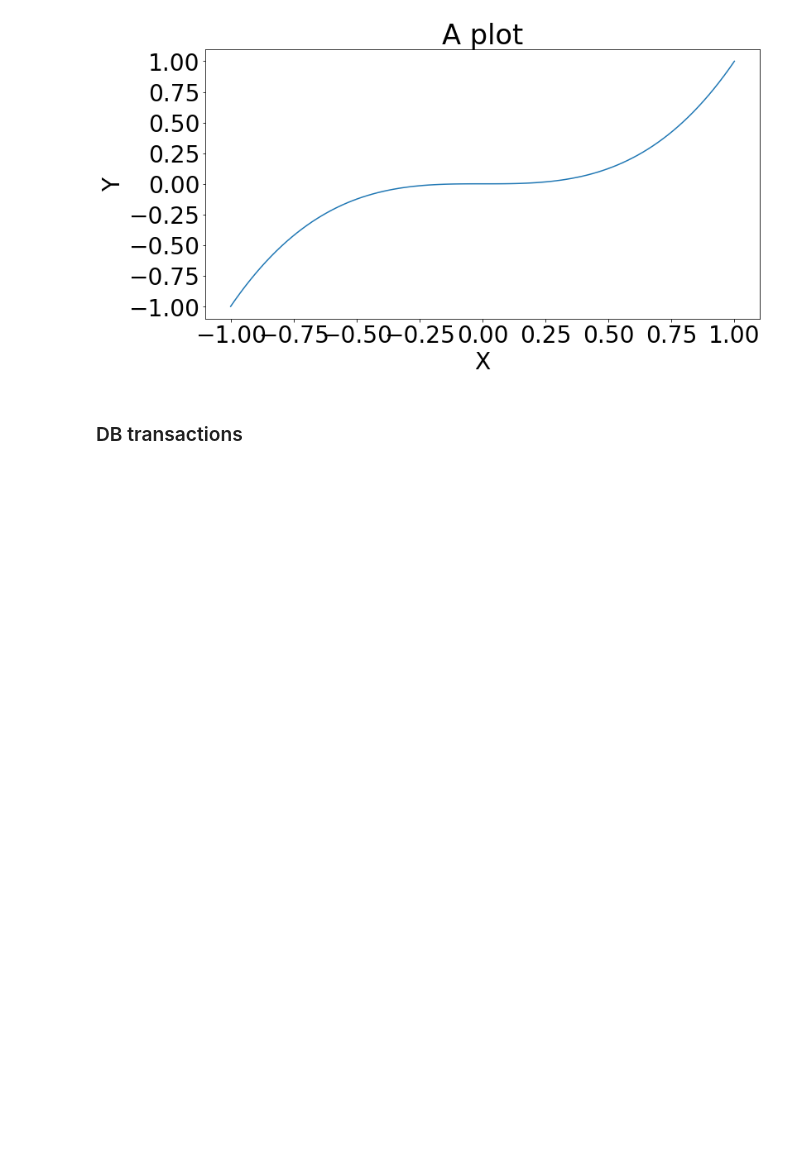
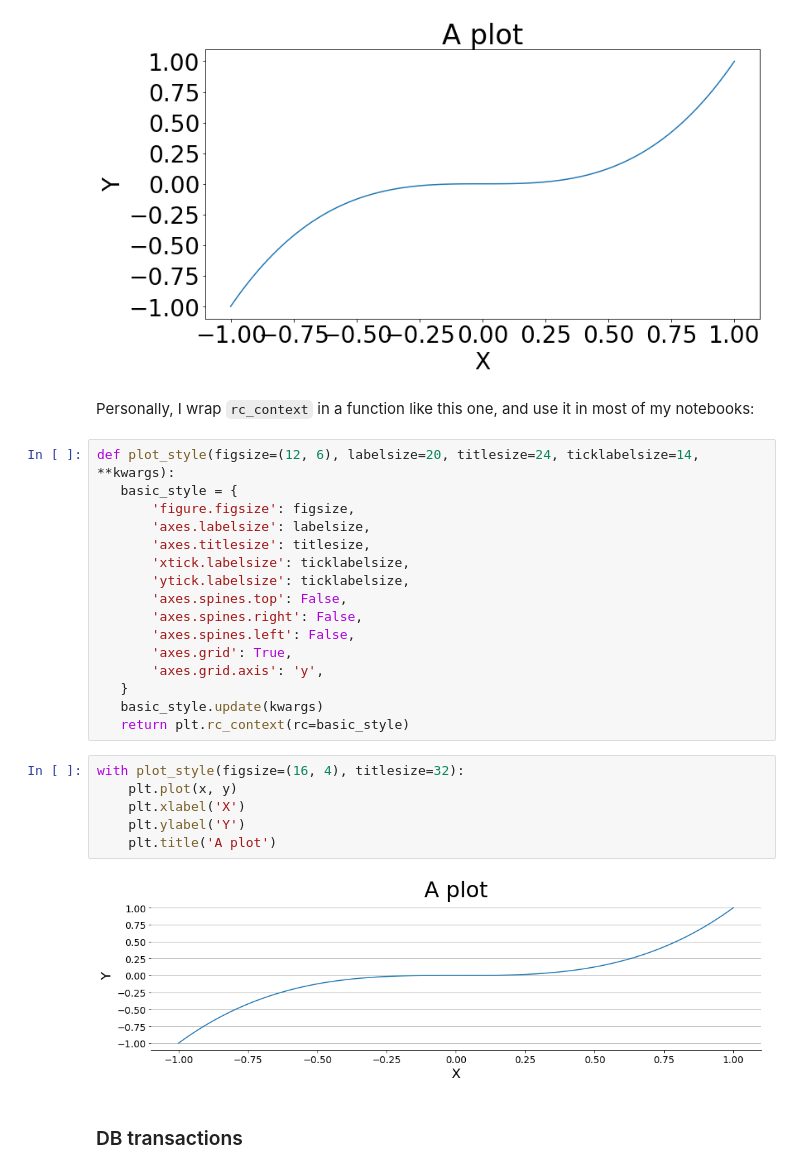
Before and after one commit to ASPP/python-smell, a Jupyter notebook: notebook/context manager/01b. Context managers with solutions.ipynb, the cells around one changed output. Cells and saved outputs as stored; diff of their text form; blank space fills up the shorter version.

Commit message:
Iteration on context_manager notebooks
- Change names so that it's clear what is going on. In particular,
  `void` becomes `vacuum`
- Add my own example of `rc_context`

```diff
--- a/notebook/context manager/01b. Context managers with solutions.ipynb
+++ b/notebook/context manager/01b. Context managers with solutions.ipynb
@@ -356,6 +361,32 @@ with plt.rc_context(rc={'figure.figsize': (12, 6), 'font.size': 28}):
     plt.title('A plot')
 # %% [output]
 [figure]
+# %% [markdown]
+Personally, I wrap `rc_context` in a function like this one, and use it in most of my notebooks:
+# %%
+def plot_style(figsize=(12, 6), labelsize=20, titlesize=24, ticklabelsize=14, **kwargs):
+   basic_style = {
+       'figure.figsize': figsize,
+       'axes.labelsize': labelsize,
+       'axes.titlesize': titlesize,
+       'xtick.labelsize': ticklabelsize,
+       'ytick.labelsize': ticklabelsize,
+       'axes.spines.top': False,
+       'axes.spines.right': False,
+       'axes.spines.left': False,
+       'axes.grid': True,
+       'axes.grid.axis': 'y',
+   }
+   basic_style.update(kwargs)
+   return plt.rc_context(rc=basic_style)
+# %%
+with plot_style(figsize=(16, 4), titlesize=32):
+    plt.plot(x, y)
+    plt.xlabel('X')
+    plt.ylabel('Y')
+    plt.title('A plot')
+# %% [output]
+[figure, added]
 # %% [markdown]
 ### DB transactions
 # %% [markdown]
```
Also changed, not shown: parts of 18 cells of this notebook, 2 other files.
